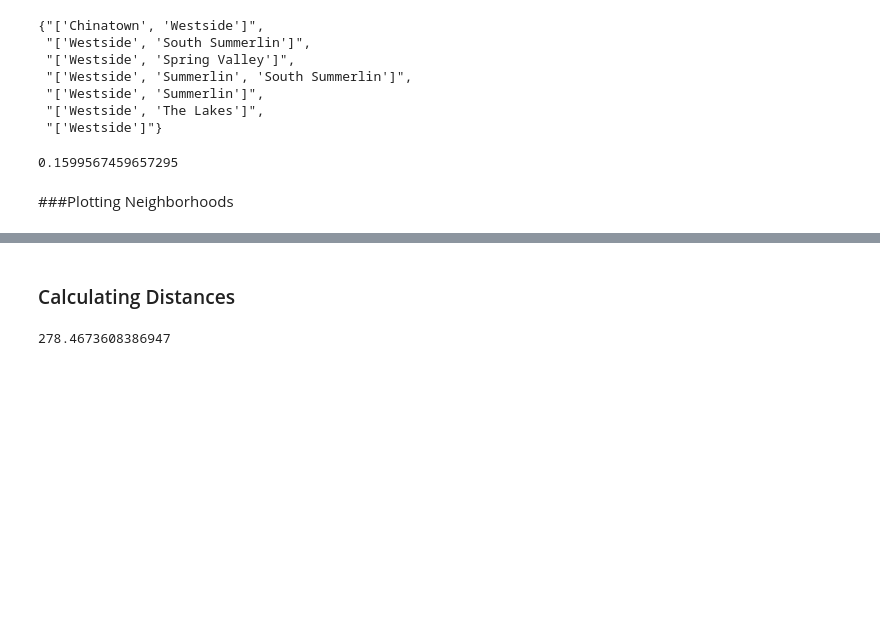
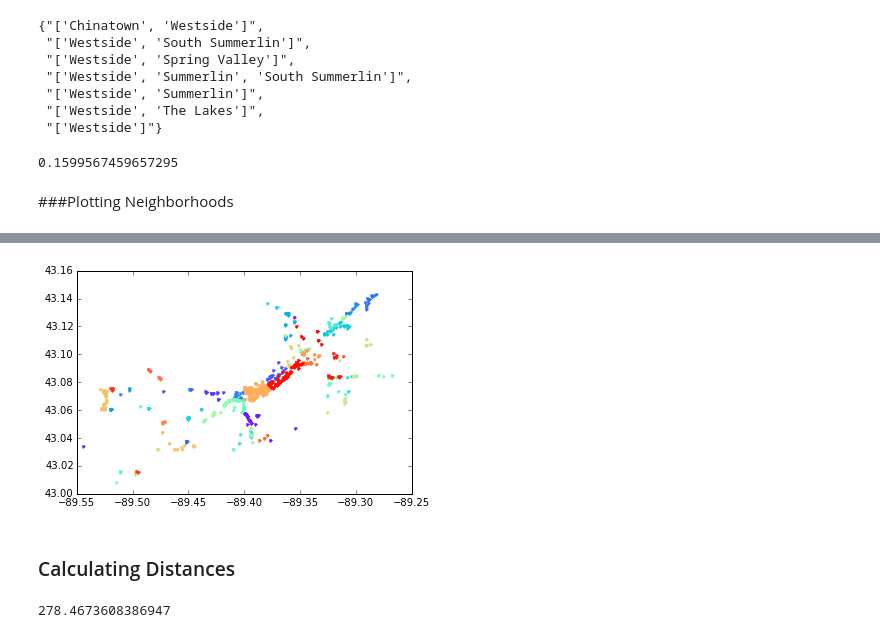
Before and after one commit to drsaltiel/GA_final, a Jupyter notebook: exploration.ipynb, the cells around one changed output, grey strips where cells are left out. Drawn from its saved outputs; the diff is of its cells as text; code cells hidden in the pictures; blank space fills up the shorter version.

```diff
--- a/exploration.ipynb
+++ b/exploration.ipynb
@@ -256,3 +255,7 @@ for neighborhood, c in zip(set(LV['neighborhoods']), colors):
+# %%
+plot_neighborhoods(MD)
+# %% [output]
+[figure, added]
 # %% [markdown]
 ### Calculating Distances
 # %%
```
Also changed, not shown: parts of 9 cells of this notebook.
